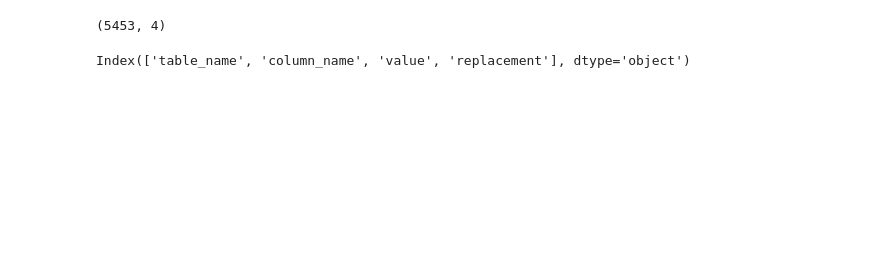
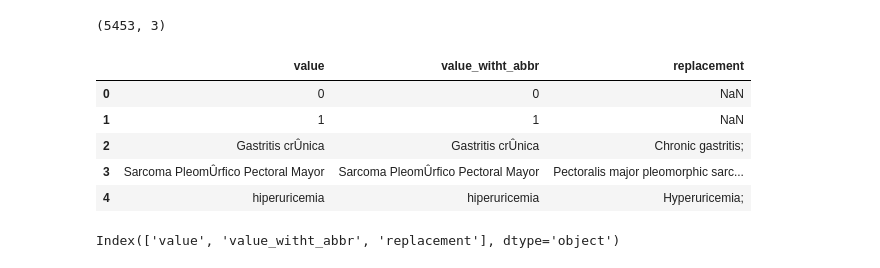
Before and after one commit to vyasakhilesh/biomed_entity_extraction, a Jupyter notebook: notebooks/data_cleaning/sp_comorbidity_en.ipynb, the cells around one changed output. Drawn from its saved outputs; the diff is of its cells as text; code cells hidden in the pictures; blank space fills up the shorter version.

```diff
--- a/notebooks/data_cleaning/sp_comorbidity_en.ipynb
+++ b/notebooks/data_cleaning/sp_comorbidity_en.ipynb
@@ -20,15 +23,26 @@ pd.set_option('display.max_colwidth', 1000)
+# %%
+path='/nfs/home/vyasa/projects/proj_off/data_off/clarify/spanish_comorbidity/new/'
 # %%
-df = pd.read_csv('../../../../data_off/clarify/spanish_comorbidity/comorbidities_modified.csv', sep=',', error_bad_lines=True, encoding='utf-8')
+df = pd.read_csv(path+'comorbidities_modified_witht_abbr.csv', sep=',', error_bad_lines=True, encoding='utf-8')
 df.shape
 # %% [output]
-(5453, 4)
+(5453, 3)
+# %%
+df.head(5)
+# %% [output]
+|  | value | value_witht_abbr | replacement |
+| 0 | 0 | 0 | NaN |
+| 1 | 1 | 1 | NaN |
+| 2 | Gastritis crÛnica | Gastritis crÛnica | Chronic gastritis; |
+| 3 | Sarcoma PleomÛrfico Pectoral Mayor | Sarcoma PleomÛrfico Pectoral Mayor | Pectoralis major pleomorphic sarc... |
+| 4 | hiperuricemia | hiperuricemia | Hyperuricemia; |
 # %%
 df['replacement'] = df['replacement'].str.replace(';', '')
 df['replacement'] = df['replacement'].str.strip()
 # %%
 df.columns
 # %% [output]
-Index(['table_name', 'column_name', 'value', 'replacement'], dtype='object')
+Index(['value', 'value_witht_abbr', 'replacement'], dtype='object')
 # %%
 correction_dict = {'Benign BIRADS2 breast nodule': 'Bening breast nodule (BI-RADS)',
  'HT+ DA cavit': 'Hormone therapy',
```
Also changed, not shown: parts of 15 cells of this notebook, 6 other files.
